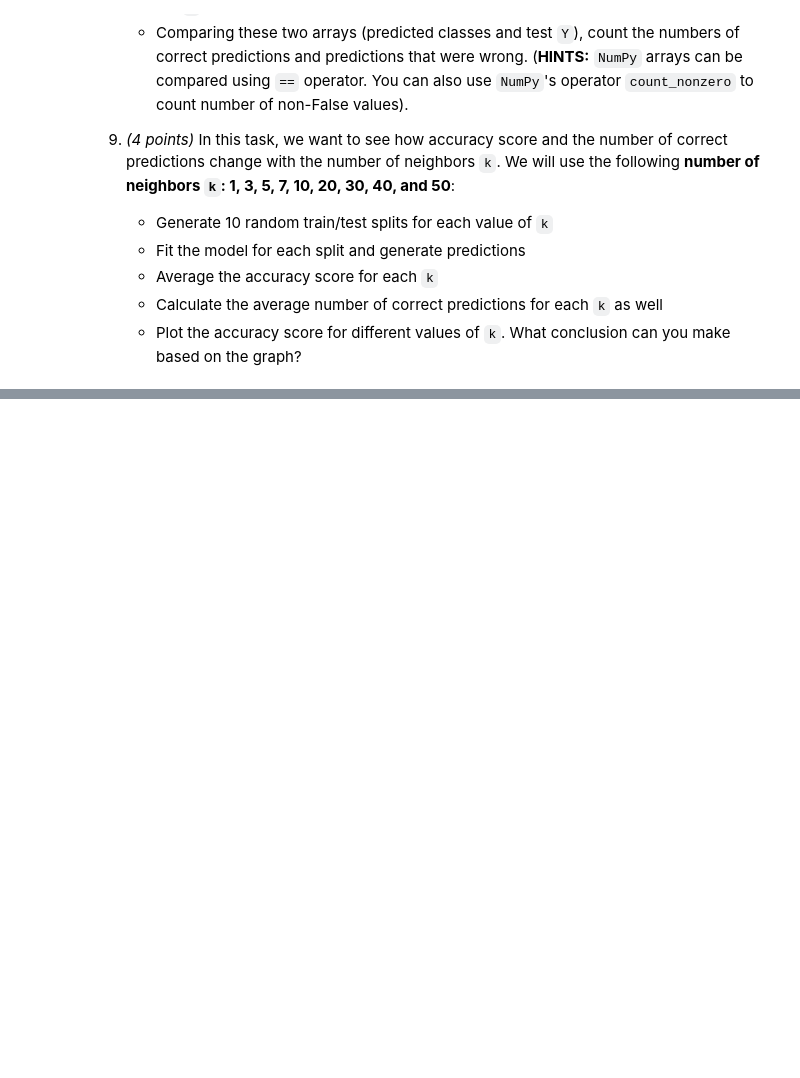
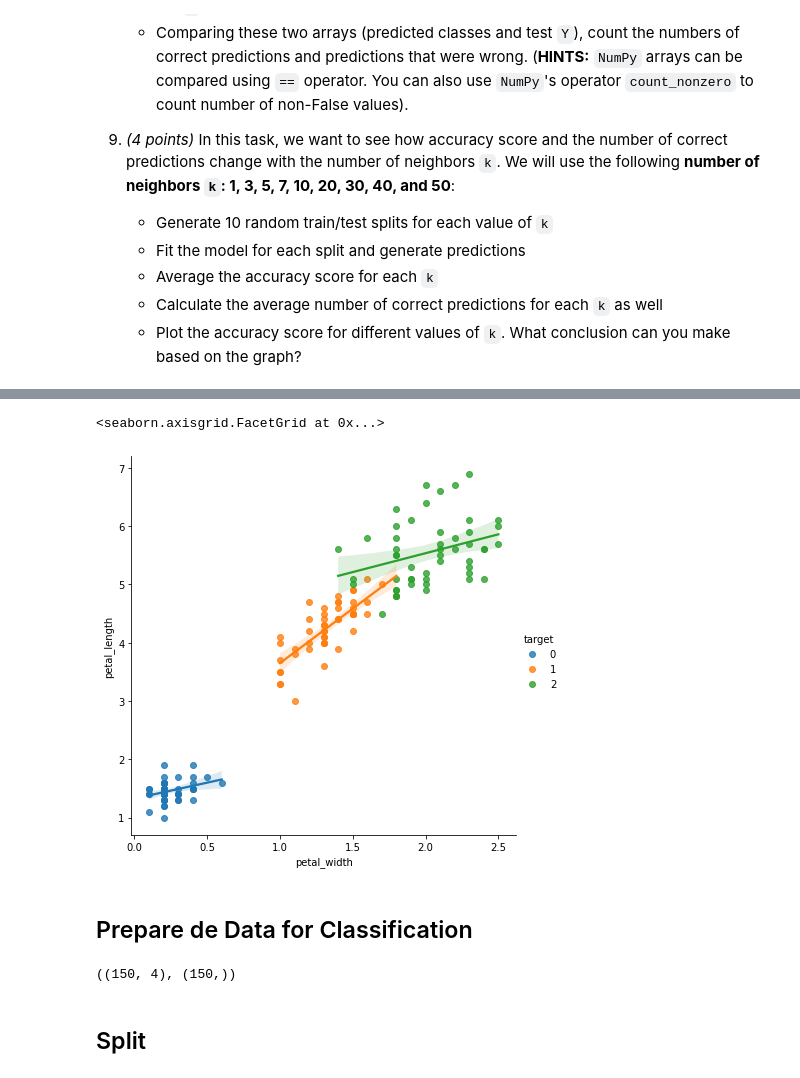
Before and after one commit to brunocgf/CertificationUT_DS, a Jupyter notebook: Fundations_of_DS/Module09/Assignment/assignment4.ipynb, the cells around one changed output, grey strips where cells are left out. Saved outputs shown, nothing was run; the diff lists cells and outputs as text; code cells hidden in the pictures; blank space fills up the shorter version.

```diff
--- a/Fundations_of_DS/Module09/Assignment/assignment4.ipynb
+++ b/Fundations_of_DS/Module09/Assignment/assignment4.ipynb
@@ -69,0 +128,7 @@ df_target=pd.DataFrame(target,columns=['target'])
+# %%
+sns.lmplot(data=df, x="petal_width", y="petal_length", hue="target", height=6)
+# %% [output]
+<seaborn.axisgrid.FacetGrid at 0x...>
+[figure, added]
+# %% [markdown]
+## Prepare de Data for Classification
@@ -69,0 +138,6 @@ df_target=pd.DataFrame(target,columns=['target'])
+# %%
+X.shape, y.shape
+# %% [output]
+((150, 4), (150,))
+# %% [markdown]
+## Split
```
Also changed, not shown: parts of 26 cells of this notebook, 1 other file.
